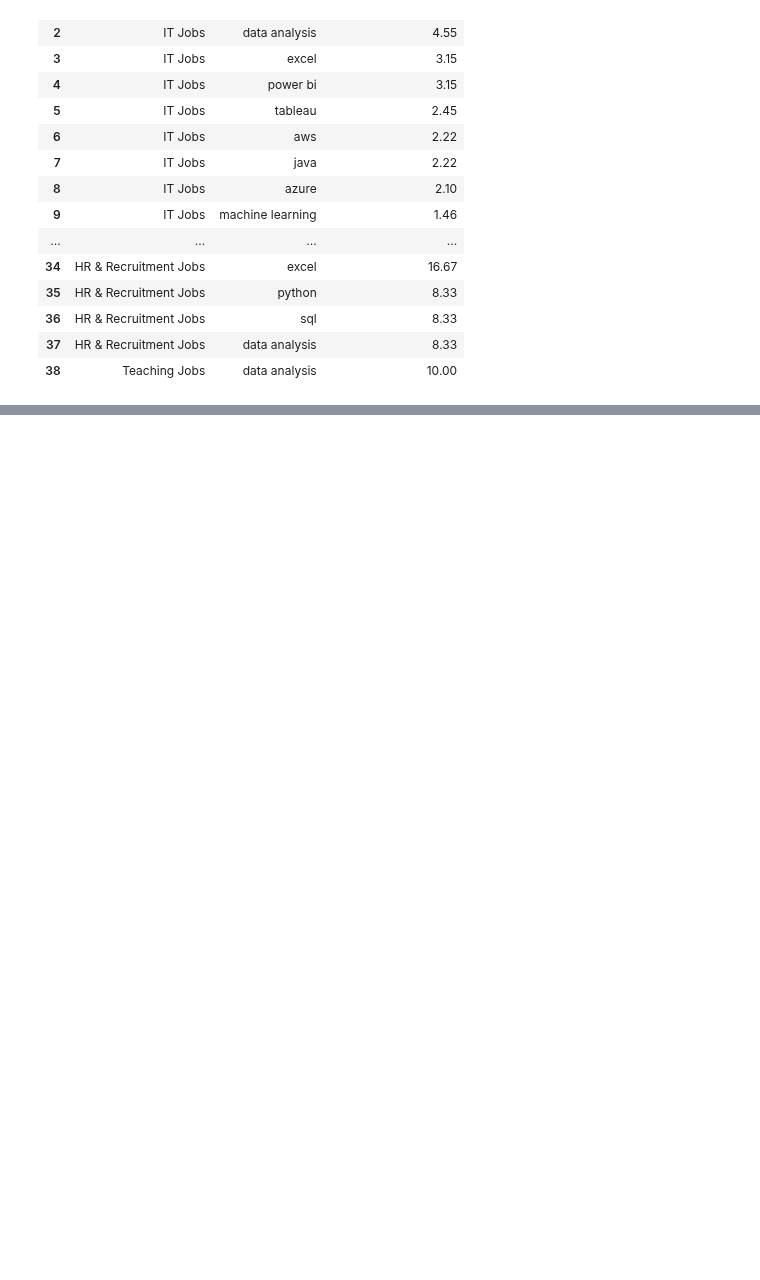
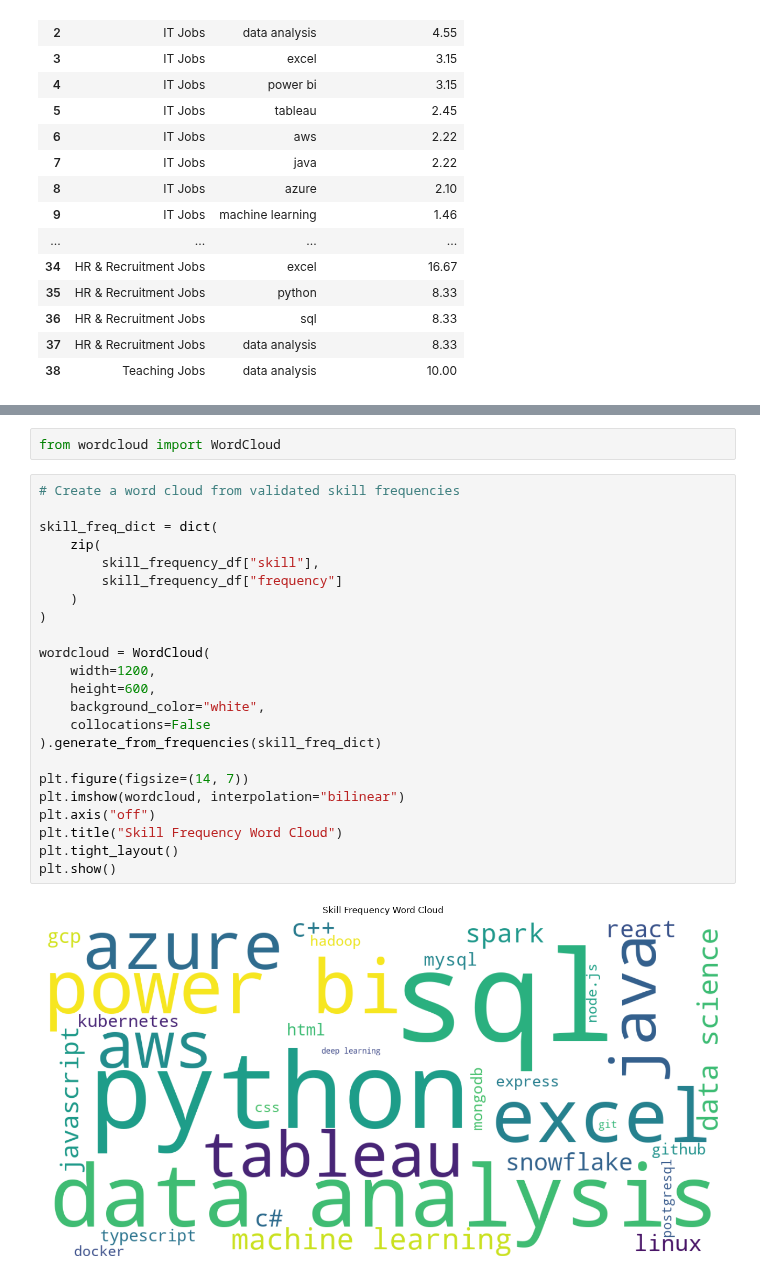
Before and after one commit to anusanth26/Career-Market-Intelligence, a Jupyter notebook: notebooks/1b_text_cleaning_eda.ipynb, the cells around one changed output, grey strips where cells are left out. Drawn from its saved outputs; the diff is of its cells as text; blank space fills up the shorter version.

```diff
--- a/notebooks/1b_text_cleaning_eda.ipynb
+++ b/notebooks/1b_text_cleaning_eda.ipynb
@@ -1093,0 +1150,27 @@ display(top_skills_category_df)
+# %%
+from wordcloud import WordCloud
+# %%
+# Create a word cloud from validated skill frequencies
+
+skill_freq_dict = dict(
+    zip(
+        skill_frequency_df["skill"],
+        skill_frequency_df["frequency"]
+    )
+)
+
+wordcloud = WordCloud(
+    width=1200,
+    height=600,
+    background_color="white",
+    collocations=False
+).generate_from_frequencies(skill_freq_dict)
+
+plt.figure(figsize=(14, 7))
+plt.imshow(wordcloud, interpolation="bilinear")
+plt.axis("off")
+plt.title("Skill Frequency Word Cloud")
+plt.tight_layout()
+plt.show()
+# %% [output]
+[figure, added]
```
Also changed, not shown: parts of 3 cells of this notebook.
